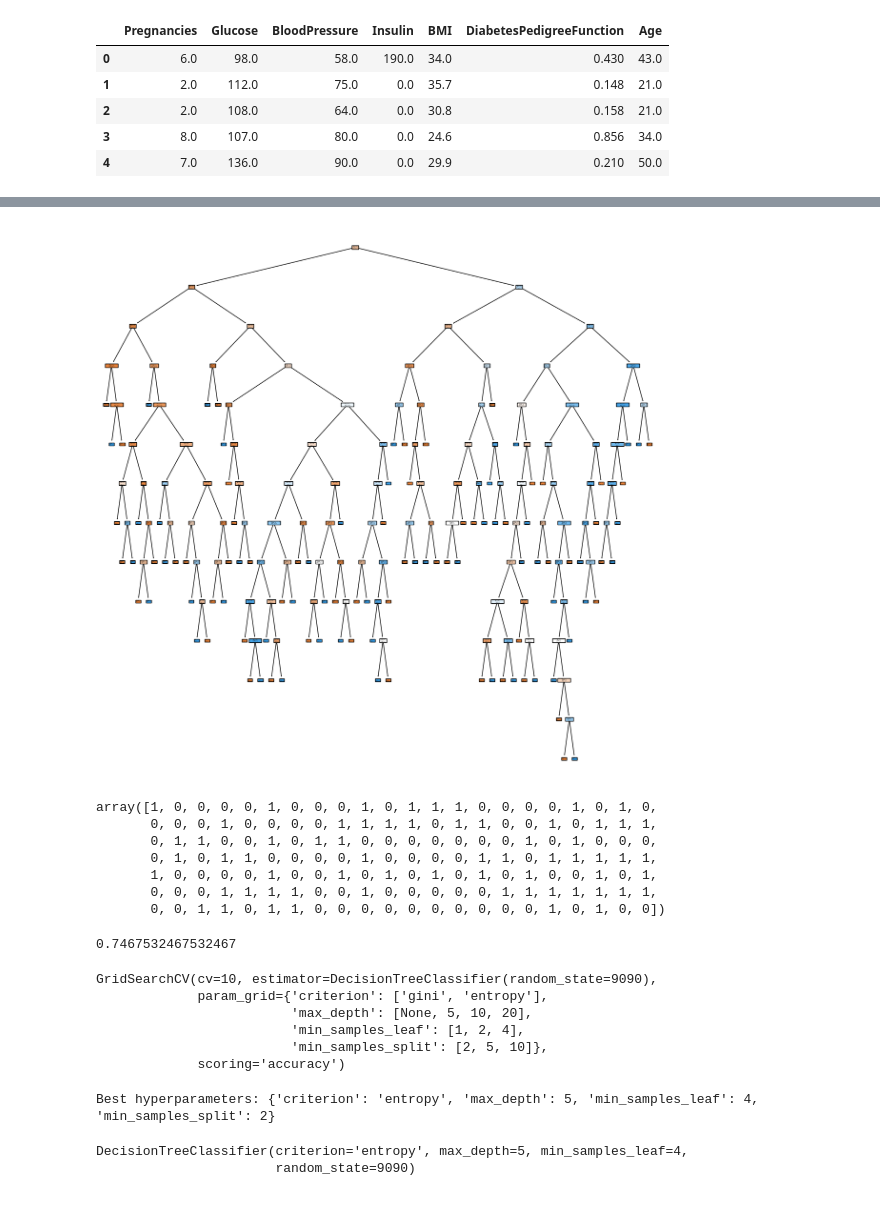
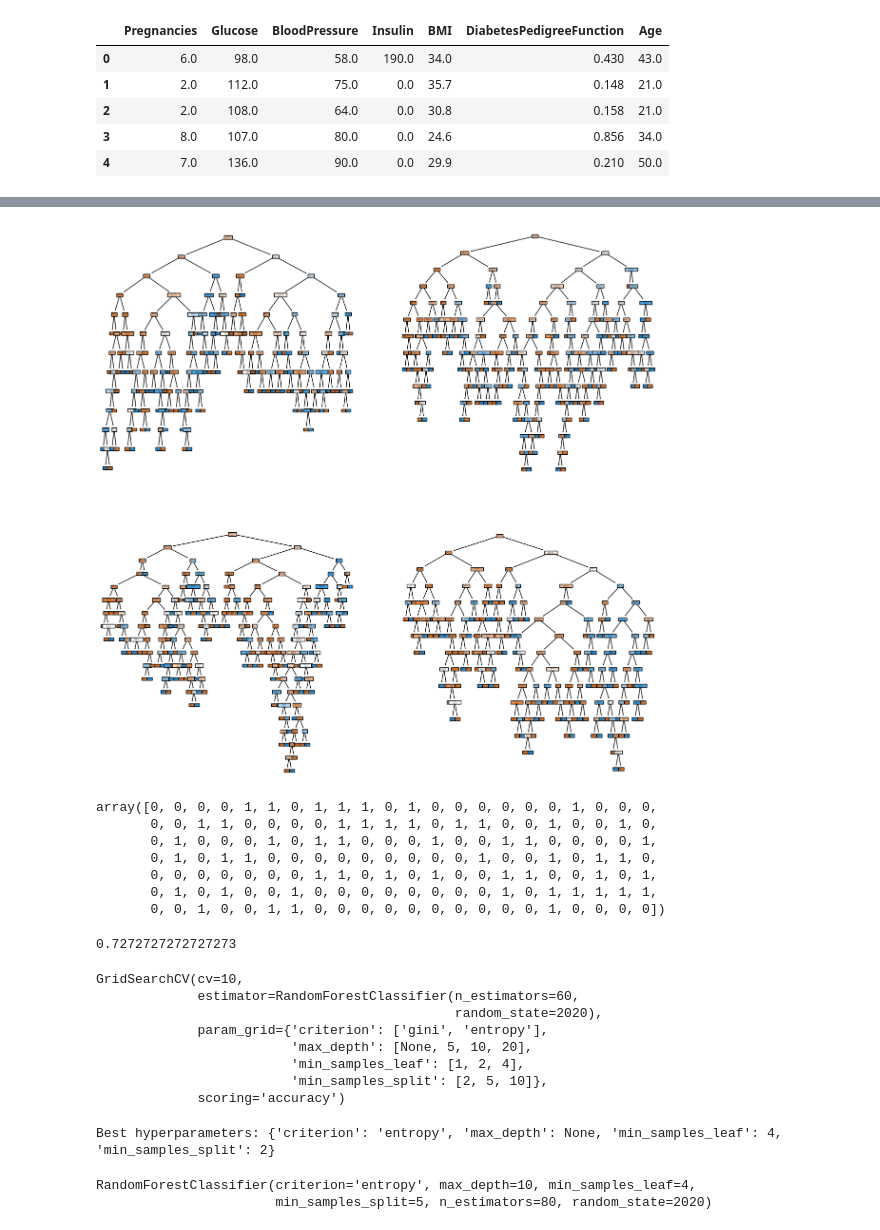
Before and after one commit to felixjbo/Decision-Tree-Project, a Jupyter notebook: notebooks/Random-Forest.ipynb, the cells around one changed output, grey strips where cells are left out. Saved outputs shown, nothing was run; the diff lists cells and outputs as text; code cells hidden in the pictures.

Commit message:
Adding Random Forest Project

```diff
--- a/notebooks/notebook.ipynb
+++ b/notebooks/Random-Forest.ipynb
@@ -180,6 +180,6 @@ X_test_sel["Outcome"] = list(y_test)
 X_train_sel.to_csv("/workspaces/Decision-Tree-Project/data/processed/clean_predicting_diabetes_train.csv", index=False)
 X_test_sel.to_csv("/workspaces/Decision-Tree-Project/data/processed/clean_predicting_diabetes_test.csv", index=False)
 # %%
-model = DecisionTreeClassifier(random_state = 9090)
+model = RandomForestClassifier(n_estimators=60, random_state = 2020)
 model.fit(X_train, y_train)
 # %% [output]
@@ -202,26 +187,30 @@ Name: Outcome, Length: 614, dtype: int64
-# %%
-fig = plt.figure(figsize=(15,15))
-
-tree.plot_tree(model, feature_names = list(X_train.columns), class_names = ["0", "1", "2"], filled = True)
-
-plt.show()
-# %% [output]
-[figure, removed]
+# %%
+fig, axis = plt.subplots(2, 2, figsize = (15, 15))
+
+# Mostramos los 4 primeros árboles de los 100 generados (por defecto)
+tree.plot_tree(model.estimators_[0], ax = axis[0, 0], feature_names = list(X_train.columns), class_names = ["0", "1", "2"], filled = True)
+tree.plot_tree(model.estimators_[1], ax = axis[0, 1], feature_names = list(X_train.columns), class_names = ["0", "1", "2"], filled = True)
+tree.plot_tree(model.estimators_[2], ax = axis[1, 0], feature_names = list(X_train.columns), class_names = ["0", "1", "2"], filled = True)
+tree.plot_tree(model.estimators_[3], ax = axis[1, 1], feature_names = list(X_train.columns), class_names = ["0", "1", "2"], filled = True)
+
+plt.show()
+# %% [output]
+[figure, added]
 # %%
 y_pred = model.predict(X_test)
 y_pred
 # %% [output]
-array([1, 0, 0, 0, 0, 1, 0, 0, 0, 1, 0, 1, 1, 1, 0, 0, 0, 0, 1, 0, 1, 0,
-       0, 0, 0, 1, 0, 0, 0, 0, 1, 1, 1, 1, 0, 1, 1, 0, 0, 1, 0, 1, 1, 1,
-       0, 1, 1, 0, 0, 1, 0, 1, 1, 0, 0, 0, 0, 0, 0, 0, 1, 0, 1, 0, 0, 0,
-       0, 1, 0, 1, 1, 0, 0, 0, 0, 1, 0, 0, 0, 0, 1, 1, 0, 1, 1, 1, 1, 1,
-       1, 0, 0, 0, 0, 1, 0, 0, 1, 0, 1, 0, 1, 0, 1, 0, 1, 0, 0, 1, 0, 1,
-       0, 0, 0, 1, 1, 1, 1, 0, 0, 1, 0, 0, 0, 0, 0, 1, 1, 1, 1, 1, 1, 1,
-       0, 0, 1, 1, 0, 1, 1, 0, 0, 0, 0, 0, 0, 0, 0, 0, 0, 1, 0, 1, 0, 0])
+array([0, 0, 0, 0, 1, 1, 0, 1, 1, 1, 0, 1, 0, 0, 0, 0, 0, 0, 1, 0, 0, 0,
+       0, 0, 1, 1, 0, 0, 0, 0, 1, 1, 1, 1, 0, 1, 1, 0, 0, 1, 0, 0, 1, 0,
+       0, 1, 0, 0, 0, 1, 0, 1, 1, 0, 0, 0, 1, 0, 0, 1, 1, 0, 0, 0, 0, 1,
+       0, 1, 0, 1, 1, 0, 0, 0, 0, 0, 0, 0, 0, 0, 1, 0, 0, 1, 0, 1, 1, 0,
+       0, 0, 0, 0, 0, 0, 0, 1, 1, 0, 1, 0, 1, 0, 0, 1, 1, 0, 0, 1, 0, 1,
+       0, 1, 0, 1, 0, 0, 1, 0, 0, 0, 0, 0, 0, 0, 0, 1, 0, 1, 1, 1, 1, 1,
+       0, 0, 1, 0, 0, 1, 1, 0, 0, 0, 0, 0, 0, 0, 0, 0, 0, 1, 0, 0, 0, 0])
 # %%
 accuracy_score(y_test, y_pred)
 # %% [output]
-0.7467532467532467
+0.7272727272727273
 # %%
 hyperparams = {
     "criterion": ["gini", "entropy"],
@@ -233,7 +222,9 @@ hyperparams = {
 grid = GridSearchCV(model, hyperparams, scoring = "accuracy", cv = 10)
 grid
 # %% [output]
-GridSearchCV(cv=10, estimator=DecisionTreeClassifier(random_state=9090),
+GridSearchCV(cv=10,
+             estimator=RandomForestClassifier(n_estimators=60,
+                                              random_state=2020),
              param_grid={'criterion': ['gini', 'entropy'],
                          'max_depth': [None, 5, 10, 20],
                          'min_samples_leaf': [1, 2, 4],
@@ -249,13 +240,13 @@ grid.fit(X_train, y_train)
 
 print(f"Best hyperparameters: {grid.best_params_}")
 # %% [output]
-Best hyperparameters: {'criterion': 'entropy', 'max_depth': 5, 'min_samples_leaf': 4, 'min_samples_split': 2}
+Best hyperparameters: {'criterion': 'entropy', 'max_depth': None, 'min_samples_leaf': 4, 'min_samples_split': 2}
 # %%
-model = DecisionTreeClassifier(criterion = "entropy", max_depth = 5, min_samples_leaf = 4, min_samples_split = 2, random_state = 9090)
+model = RandomForestClassifier(n_estimators=80, criterion = "entropy", max_depth = 10, min_samples_leaf = 4, min_samples_split = 5, random_state = 2020)
 model.fit(X_train, y_train)
 # %% [output]
-DecisionTreeClassifier(criterion='entropy', max_depth=5, min_samples_leaf=4,
-                       random_state=9090)
+RandomForestClassifier(criterion='entropy', max_depth=10, min_samples_leaf=4,
+                       min_samples_split=5, n_estimators=80, random_state=2020)
 # %%
 y_pred = model.predict(X_test)
 y_pred
```
Also changed, not shown: parts of 7 cells of this notebook, 2 other files.
